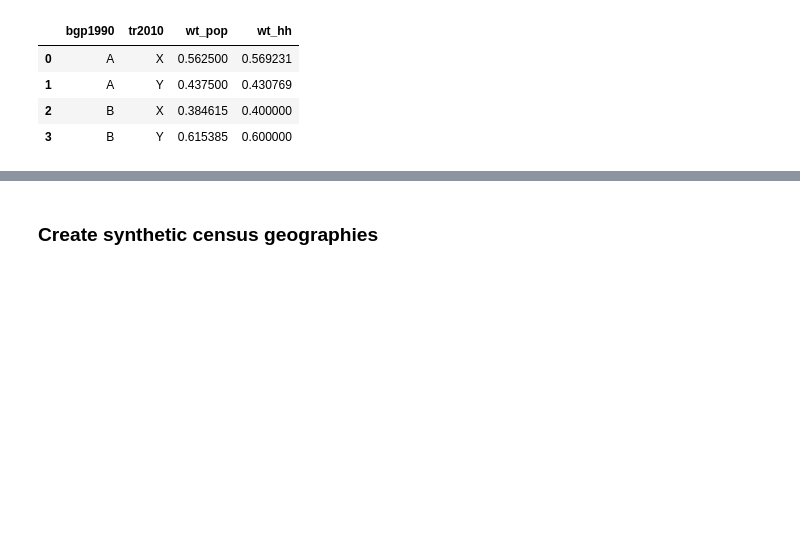
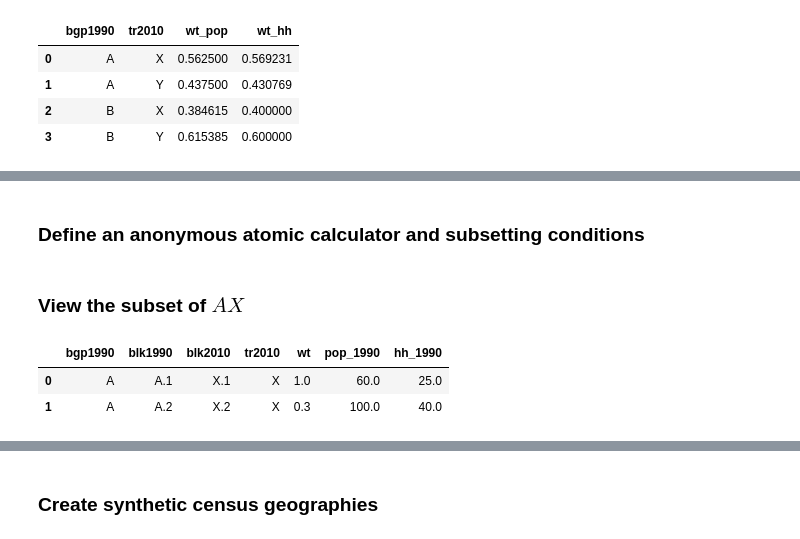
Before and after one commit to ipums/nhgisxwalk, a Jupyter notebook: notebooks/synthetic-example.ipynb, the cells around one changed output, grey strips where cells are left out. Cells and saved outputs as stored; diff of their text form; code cells hidden in the pictures; blank space fills up the shorter version.

```diff
--- a/notebooks/synthetic-example.ipynb
+++ b/notebooks/synthetic-example.ipynb
@@ -138,0 +144,21 @@ atom_df
+# %% [markdown]
+### Define an anonymous atomic calculator and subsetting conditions
+# %%
+atom_weight = lambda x: x["wt"] * x["pop_1990"]
+# slice out records from 1990 block group part A
+A_condition = (toy_df["bgp1990"] == "A")
+# slice out records from 2010 tract X
+X_condition = (toy_df["tr2010"] == "X")
+# slice out records from 2010 tract Y
+Y_condition = (toy_df["tr2010"] == "Y")
+# group unique values for 1990 blocks
+blk1990_unique = toy_df.drop_duplicates("blk1990")
+# %% [markdown]
+### View the subset of $AX$
+# %%
+AX_condition = A_condition & X_condition
+toy_df[AX_condition]
+# %% [output]
+|  | bgp1990 | blk1990 | blk2010 | tr2010 | wt | pop_1990 | hh_1990 |
+| 0 | A | A.1 | X.1 | X | 1.0 | 60.0 | 25.0 |
+| 1 | A | A.2 | X.2 | X | 0.3 | 100.0 | 40.0 |
```
Also changed, not shown: parts of 18 cells of this notebook, 2 other files.
